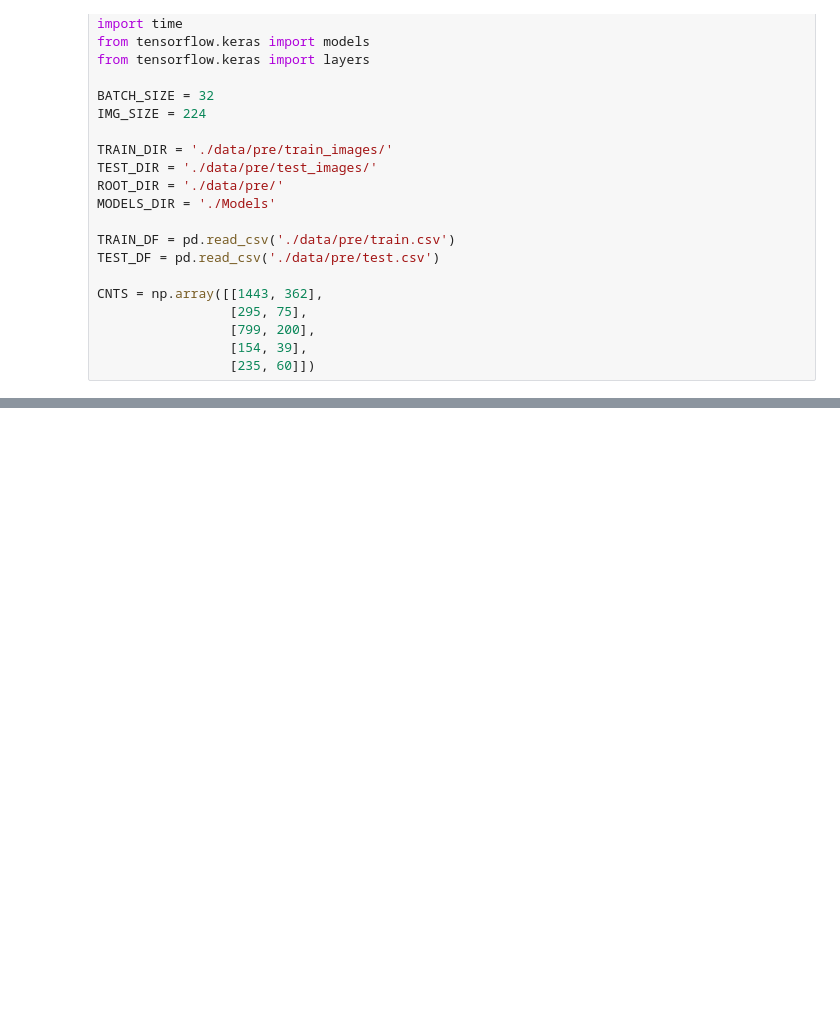
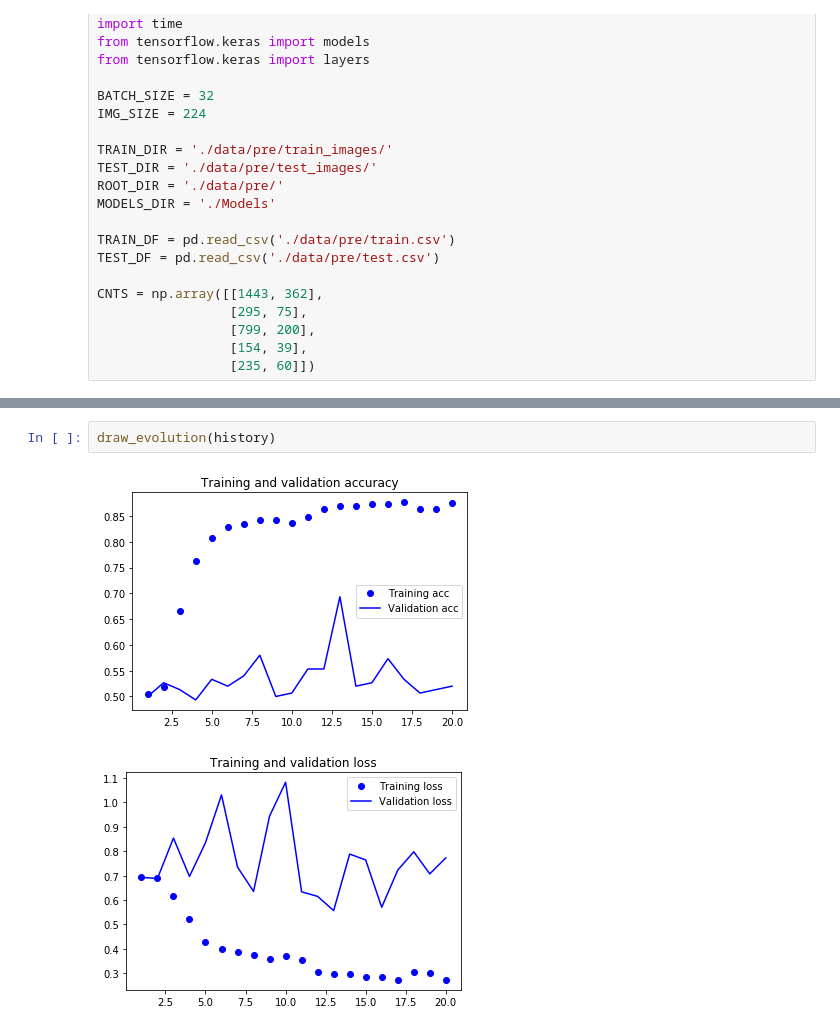
Before and after one commit to ePPilgrim/Python, a Jupyter notebook: ML/Kaggle/aptos_2019/CNN from scratch.ipynb, the cells around one changed output, grey strips where cells are left out. Cells and saved outputs as stored; diff of their text form; blank space fills up the shorter version.

```diff
--- a/ML/Kaggle/aptos_2019/CNN from scratch.ipynb
+++ b/ML/Kaggle/aptos_2019/CNN from scratch.ipynb
@@ -164,3 +190,8 @@ Epoch 2/5
+# %%
+draw_evolution(history)
+# %% [output]
+[figure, added]
+[figure, added]
 # %%
 draw_evolution(history)
 # %% [output]
```
Also changed, not shown: parts of 8 cells of this notebook, 12 other files.
